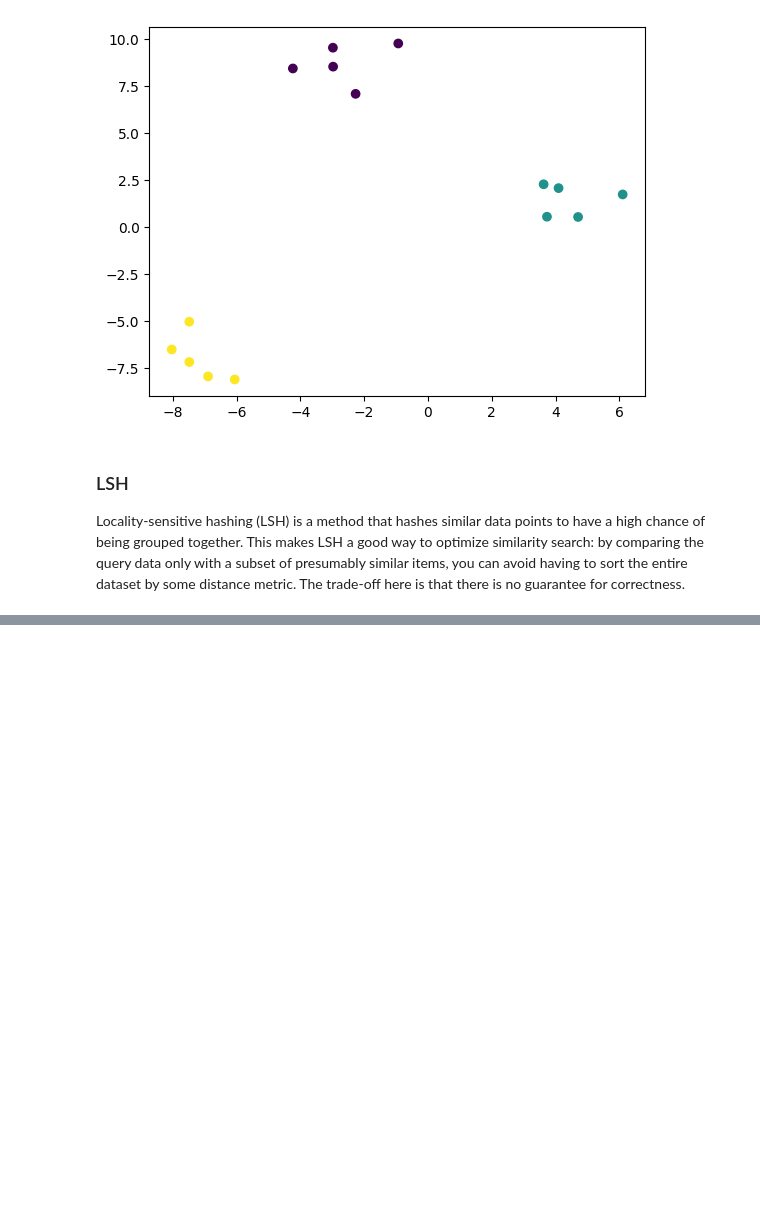
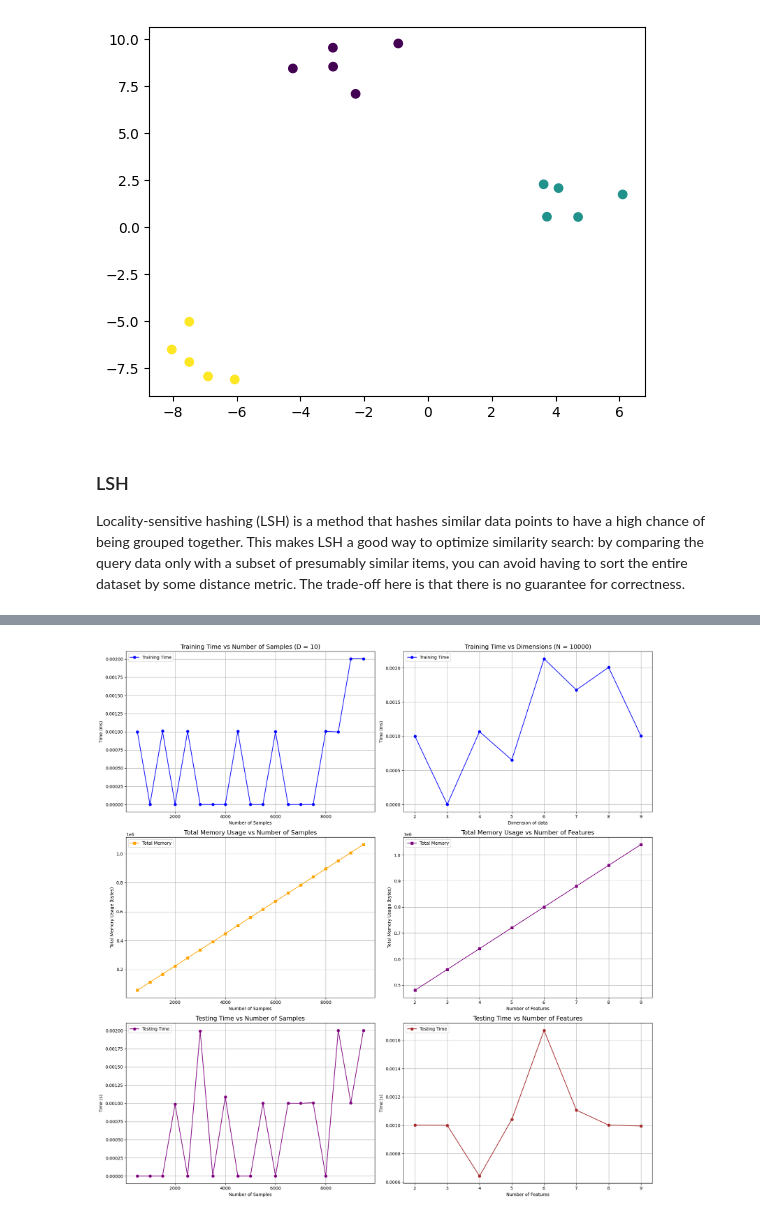
Before and after one commit to Reckadon/ES335-ML-Assignment-4, a Jupyter notebook: Task2-LSH.ipynb, the cells around one changed output, grey strips where cells are left out. Saved outputs shown, nothing was run; the diff lists cells and outputs as text; code cells hidden in the pictures; blank space fills up the shorter version.

```diff
--- a/Task2-LSH.ipynb
+++ b/Task2-LSH.ipynb
@@ -15,8 +16,8 @@ from memory_profiler import memory_usage
 # %%
 n_features = 2
 
-def generate_data(N, D, clusters=3):
-    X, y = make_blobs(n_samples=N, centers=clusters, n_features=n_features, random_state=42)
+def generate_data(N, dimensions, clusters=3):
+    X, y = make_blobs(n_samples=N, centers=clusters, n_features=dimensions, random_state=42)
     return X, y
 
 def plot_data(matrix, labels):
@@ -26,6 +27,7 @@ def plot_data(matrix, labels):
 
 rng = np.random.default_rng(0)
 
-data, clusters = generate_data(N = 15, clusters=3, D=n_features)  # testing the function
-plot_data(data, clusters)
+data_size, clusters = generate_data(N = 15, clusters=3, dimensions=n_features)  # testing the function
+plot_data(data_size, clusters)
+print(data_size.shape)
 # %% [output]
@@ -33,9 +36,3 @@ plot_data(data, clusters)
 # %% [markdown]
 ### LSH
 Locality-sensitive hashing (LSH) is a method that hashes similar data points to have a high chance of being grouped together. This makes LSH a good way to optimize similarity search: by comparing the query data only with a subset of presumably similar items, you can avoid having to sort the entire dataset by some distance metric. The trade-off here is that there is no guarantee for correctness.
-# %%
-def generate_hyperplanes(n, num_planes):
-    H = rng.normal(size=(num_planes, n))  # hyperplanes as their normal vectors
-    return H
-
-planes = generate_hyperplanes(n_features, 3)
@@ -41,0 +115,58 @@ planes = generate_hyperplanes(n_features, 3)
+# %%
+plt.figure(figsize=(18, 18))
+# Top row - Training and Testing Times by Size and Dimension
+plt.subplot(3, 2, 1)
+plt.plot(num_samples_list, train_times_size , label="Training Time", color='b', marker='o')
+plt.xlabel("Number of Samples")
+plt.ylabel("Time (ms)")
+plt.title("Training Time vs Number of Samples (D = 10)", fontsize=14)
+plt.legend(loc='upper left')
+plt.grid(True)
+
+plt.subplot(3, 2, 2)
+plt.plot(num_dimensions_list, train_times_dim , label="Training Time", color='b', marker='o')
+plt.xlabel("Dimension of data")
+plt.ylabel("Time (ms)")
+plt.title("Training Time vs Dimensions (N = 10000)", fontsize=14)
+plt.legend(loc='upper left')
+plt.grid(True)
+
+# Second row - Total Memory Usage by Dataset Size and Dataset Dimension
+plt.subplot(3, 2, 3)
+plt.plot(num_samples_list, total_mem_size, label="Total Memory", color='orange', marker='s')
+plt.xlabel("Number of Samples")
+plt.ylabel("Total Memory Usage (bytes)")
+plt.title("Total Memory Usage vs Number of Samples", fontsize=14)
+plt.legend(loc='upper left')
+plt.grid(True)
+
+plt.subplot(3, 2, 4)
+plt.plot(num_dimensions_list, total_mem_dim, label="Total Memory", color='purple', marker='s')
+plt.xlabel("Number of Features")
+plt.ylabel("Total Memory Usage (bytes)")
+plt.title("Total Memory Usage vs Number of Features", fontsize=14)
+plt.legend(loc='upper left')
+plt.grid(True)
+
+# Third row - Testing Times by Size and Dimension
+plt.subplot(3, 2, 5)
+plt.plot(num_samples_list, test_times_size, label="Testing Time", color='purple', marker='o')
+plt.xlabel("Number of Samples")
+plt.ylabel("Time (s)")
+plt.title("Testing Time vs Number of Samples", fontsize=14)
+plt.legend(loc='upper left')
+plt.grid(True)
+
+plt.subplot(3, 2, 6)
+plt.plot(num_dimensions_list, test_times_dim, label="Testing Time", color='brown', marker='o')
+plt.xlabel("Number of Features")
+plt.ylabel("Time (s)")
+plt.title("Testing Time vs Number of Features", fontsize=14)
+plt.legend(loc='upper left')
+plt.grid(True)
+
+# Bottom row - Adjust layout for better spacing between subplots
+plt.tight_layout()
+plt.show()
+# %% [output]
+[figure, added]
```
Also changed, not shown: parts of 6 cells of this notebook.
